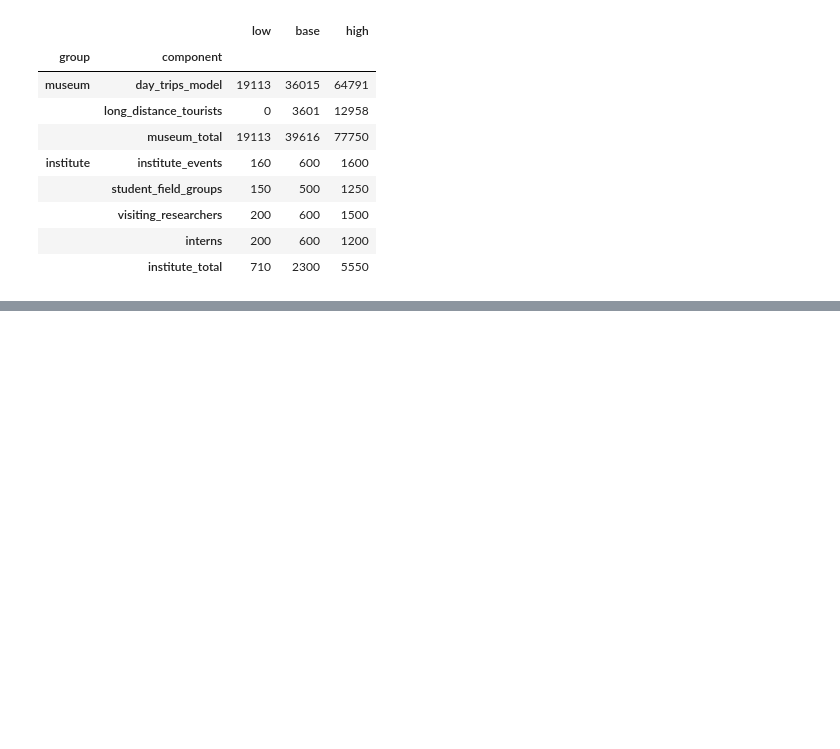
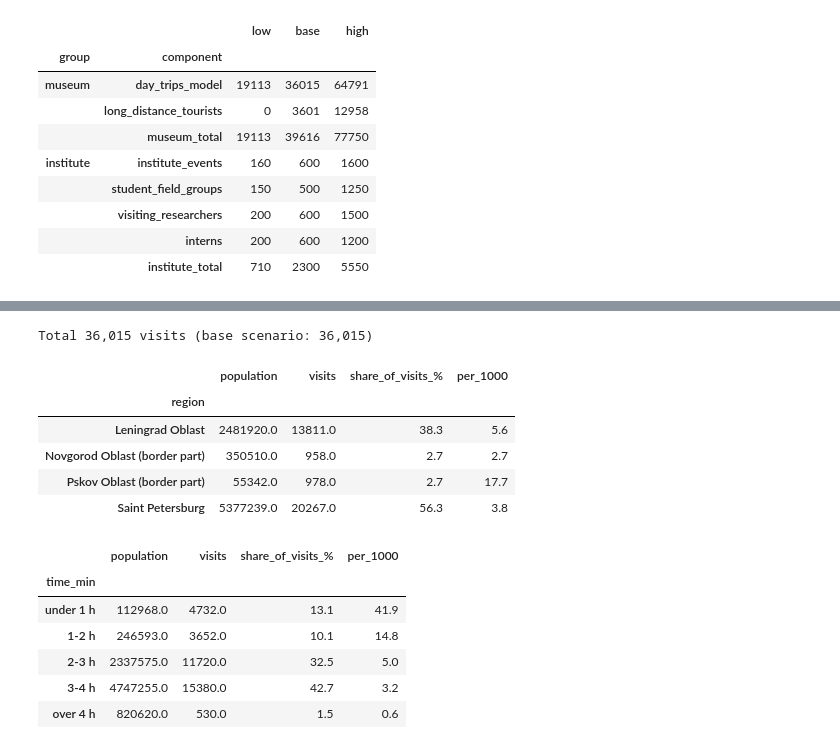
Before and after one commit to evelina-kalugina/klint-visitor-demand-model, a Jupyter notebook: notebooks/06_slantsy_scenarios.ipynb, the cells around one changed output, grey strips where cells are left out. Saved outputs shown, nothing was run; the diff lists cells and outputs as text; code cells hidden in the pictures; blank space fills up the shorter version.

```diff
--- a/notebooks/06_slantsy_scenarios.ipynb
+++ b/notebooks/06_slantsy_scenarios.ipynb
@@ -189,0 +194,37 @@ out
+# %%
+# catchment: where base-scenario day trips come from
+lk, g = fit_fixed_beta(c["beta"])
+catch = origins.set_index("origin_id").loc[tt.index, ["region", "population", "x", "y", "lat", "lon"]].copy()
+catch["time_min"] = tt[NEW_SITE_PROXY]
+catch["per_1000"] = 1000 * np.exp(lk + g - c["beta"] * catch["time_min"])
+catch["visits"] = catch["population"] * catch["per_1000"] / 1000
+print(f"Total {catch['visits'].sum():,.0f} visits (base scenario: {cen['base']:,.0f})")
+
+def summary(groups):
+    s = catch.groupby(groups, observed=True).agg(population=("population", "sum"),
+                                                 visits=("visits", "sum"))
+    s["share_of_visits_%"] = 100 * s["visits"] / s["visits"].sum()
+    s["per_1000"] = 1000 * s["visits"] / s["population"]
+    return s.round({"population": 0, "visits": 0, "share_of_visits_%": 1, "per_1000": 1})
+
+bands = pd.cut(catch["time_min"], [0, 60, 120, 180, 240, np.inf], include_lowest=True,
+               labels=["under 1 h", "1-2 h", "2-3 h", "3-4 h", "over 4 h"])
+catch.reset_index().to_csv(f"{PROCESSED}/catchment_slantsy.csv", index=False)
+
+display(summary("region"))
+summary(bands)
+# %% [output]
+Total 36,015 visits (base scenario: 36,015)
+|  | population | visits | share_of_visits_% | per_1000 |
+| region |  |  |  |  |
+| Leningrad Oblast | 2481920.0 | 13811.0 | 38.3 | 5.6 |
+| Novgorod Oblast (border part) | 350510.0 | 958.0 | 2.7 | 2.7 |
+| Pskov Oblast (border part) | 55342.0 | 978.0 | 2.7 | 17.7 |
+| Saint Petersburg | 5377239.0 | 20267.0 | 56.3 | 3.8 |
+|  | population | visits | share_of_visits_% | per_1000 |
+| time_min |  |  |  |  |
+| under 1 h | 112968.0 | 4732.0 | 13.1 | 41.9 |
+| 1-2 h | 246593.0 | 3652.0 | 10.1 | 14.8 |
+| 2-3 h | 2337575.0 | 11720.0 | 32.5 | 5.0 |
+| 3-4 h | 4747255.0 | 15380.0 | 42.7 | 3.2 |
+| over 4 h | 820620.0 | 530.0 | 1.5 | 0.6 |
```
Also changed, not shown: parts of 3 cells of this notebook, 7 other files.
